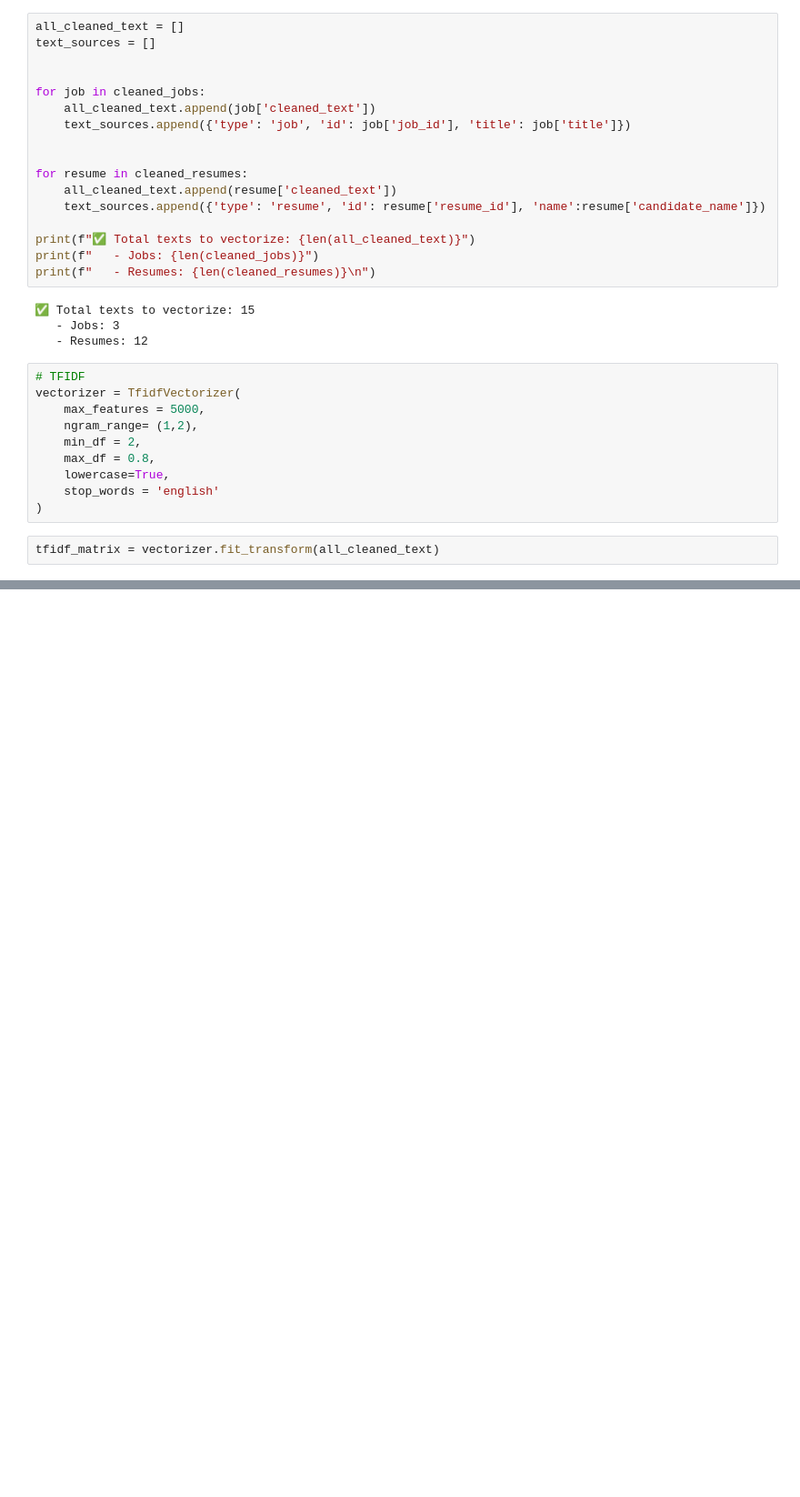
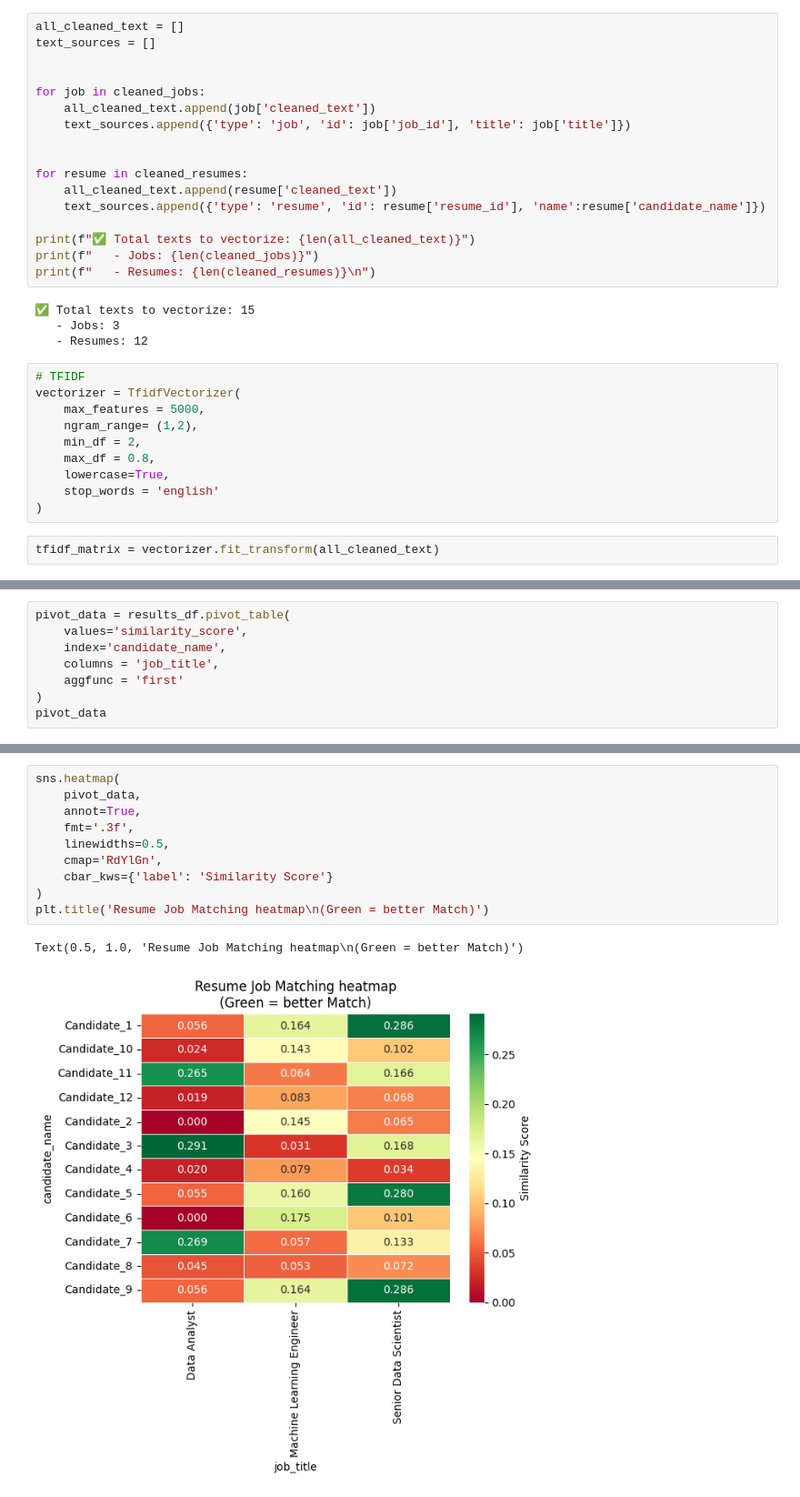
Before and after one commit to misrapk/Deep-Learning-Course-YT, a Jupyter notebook: NLP/ResumeMatcher.ipynb, the cells around one changed output, grey strips where cells are left out. Shown: that part at 91% size. Cells and saved outputs as stored; diff of their text form; blank space fills up the shorter version.

Commit message:
updated the resume matcher file

```diff
--- a/NLP/ResumeMatcher.ipynb
+++ b/NLP/ResumeMatcher.ipynb
@@ -533,0 +544,8 @@ job_id                 job_title resume_id candidate_name  years_experience  sim
+# %%
+pivot_data = results_df.pivot_table(
+    values='similarity_score',
+    index='candidate_name',
+    columns = 'job_title',
+    aggfunc = 'first'
+)
+pivot_data
@@ -533,0 +567,13 @@ job_id                 job_title resume_id candidate_name  years_experience  sim
+# %%
+sns.heatmap(
+    pivot_data,
+    annot=True,
+    fmt='.3f',
+    linewidths=0.5,
+    cmap='RdYlGn',
+    cbar_kws={'label': 'Similarity Score'}
+)
+plt.title('Resume Job Matching heatmap\n(Green = better Match)')
+# %% [output]
+Text(0.5, 1.0, 'Resume Job Matching heatmap\n(Green = better Match)')
+[figure, added]
```
Also changed, not shown: parts of 18 cells of this notebook.
